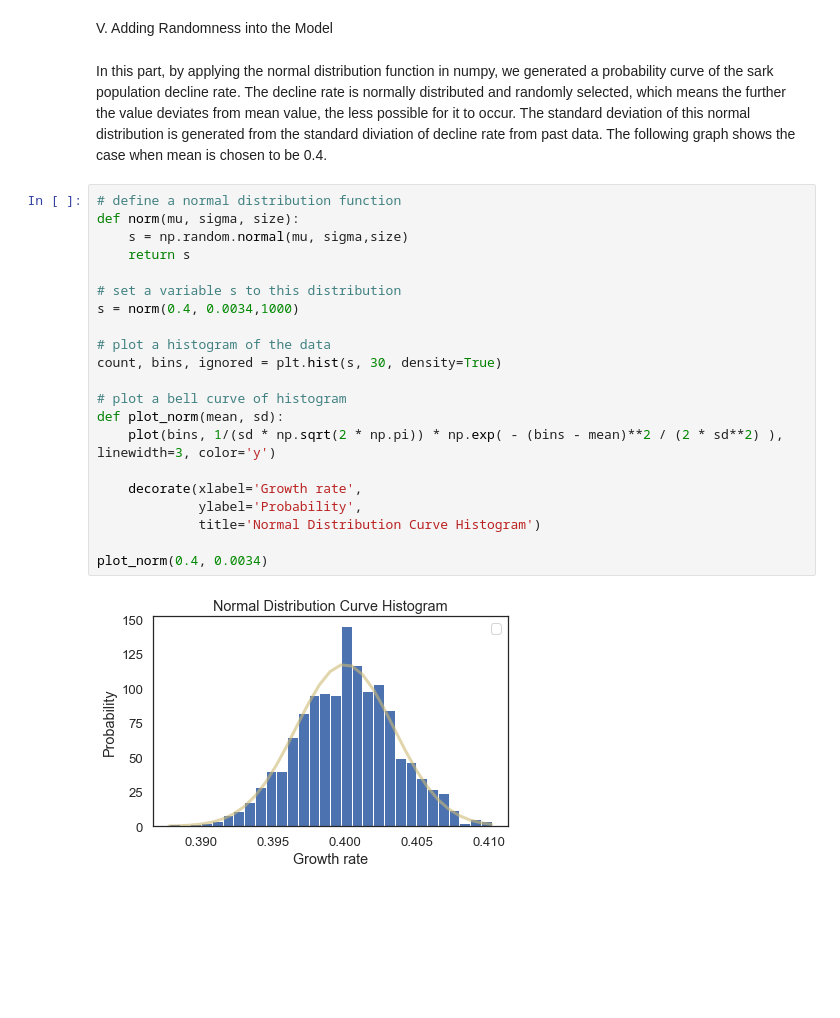
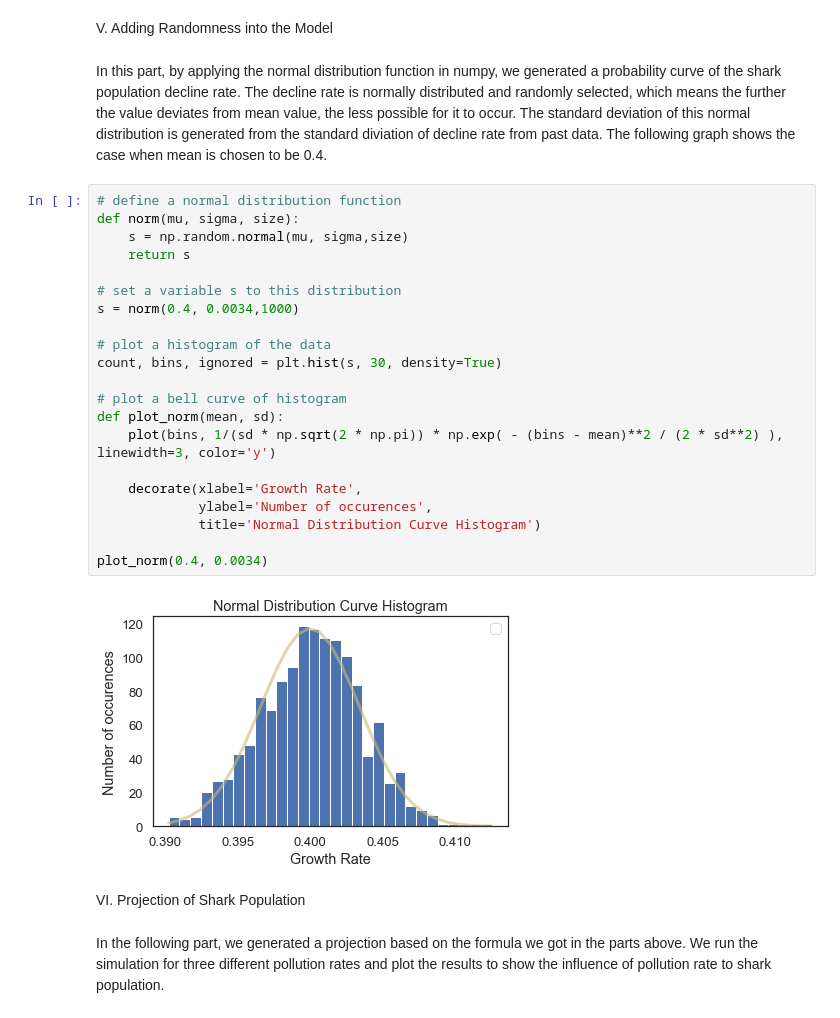
Before and after one commit to colinmsnow/ModSimPy, a Jupyter notebook: code/SharkProjectNew.ipynb, the cells around one changed output. Cells and saved outputs as stored; diff of their text form; blank space fills up the shorter version.

```diff
--- a/code/SharkProjectNew.ipynb
+++ b/code/SharkProjectNew.ipynb
@@ -132,30 +134,34 @@ decorate(xlabel='Pollution (Million Tons)',
 # %% [markdown]
 V. Adding Randomness into the Model
 # %% [markdown]
-In this part, by applying the normal distribution function in numpy, we generated a probability curve of the sark population decline rate. The decline rate is normally distributed and randomly selected, which means the further the value deviates from mean value, the less possible for it to occur. The standard deviation of this normal distribution is generated from the standard diviation of decline rate from past data. The following graph shows the case when mean is chosen to be 0.4.
+In this part, by applying the normal distribution function in numpy, we generated a probability curve of the shark population decline rate. The decline rate is normally distributed and randomly selected, which means the further the value deviates from mean value, the less possible for it to occur. The standard deviation of this normal distribution is generated from the standard diviation of decline rate from past data. The following graph shows the case when mean is chosen to be 0.4.
 # %%
 # define a normal distribution function
 def norm(mu, sigma, size):
     s = np.random.normal(mu, sigma,size)
     return s
 
 # set a variable s to this distribution
 s = norm(0.4, 0.0034,1000)
 
 # plot a histogram of the data
 count, bins, ignored = plt.hist(s, 30, density=True)
 
 # plot a bell curve of histogram
 def plot_norm(mean, sd):
     plot(bins, 1/(sd * np.sqrt(2 * np.pi)) * np.exp( - (bins - mean)**2 / (2 * sd**2) ), linewidth=3, color='y')
 
-    decorate(xlabel='Growth rate',
-             ylabel='Probability',
+    decorate(xlabel='Growth Rate',
+             ylabel='Number of occurences',
              title='Normal Distribution Curve Histogram')
 
 plot_norm(0.4, 0.0034)
 # %% [output]
-[figure, old version]
+[figure, new version]
+# %% [markdown]
+VI. Projection of Shark Population
+# %% [markdown]
+In the following part, we generated a projection based on the formula we got in the parts above. We run the simulation for three different pollution rates and plot the results to show the influence of pollution rate to shark population.
 # %%
 # define a simulation that will plot shark rates into the future based on plastic input
 
```
Also changed, not shown: parts of 13 cells of this notebook.
